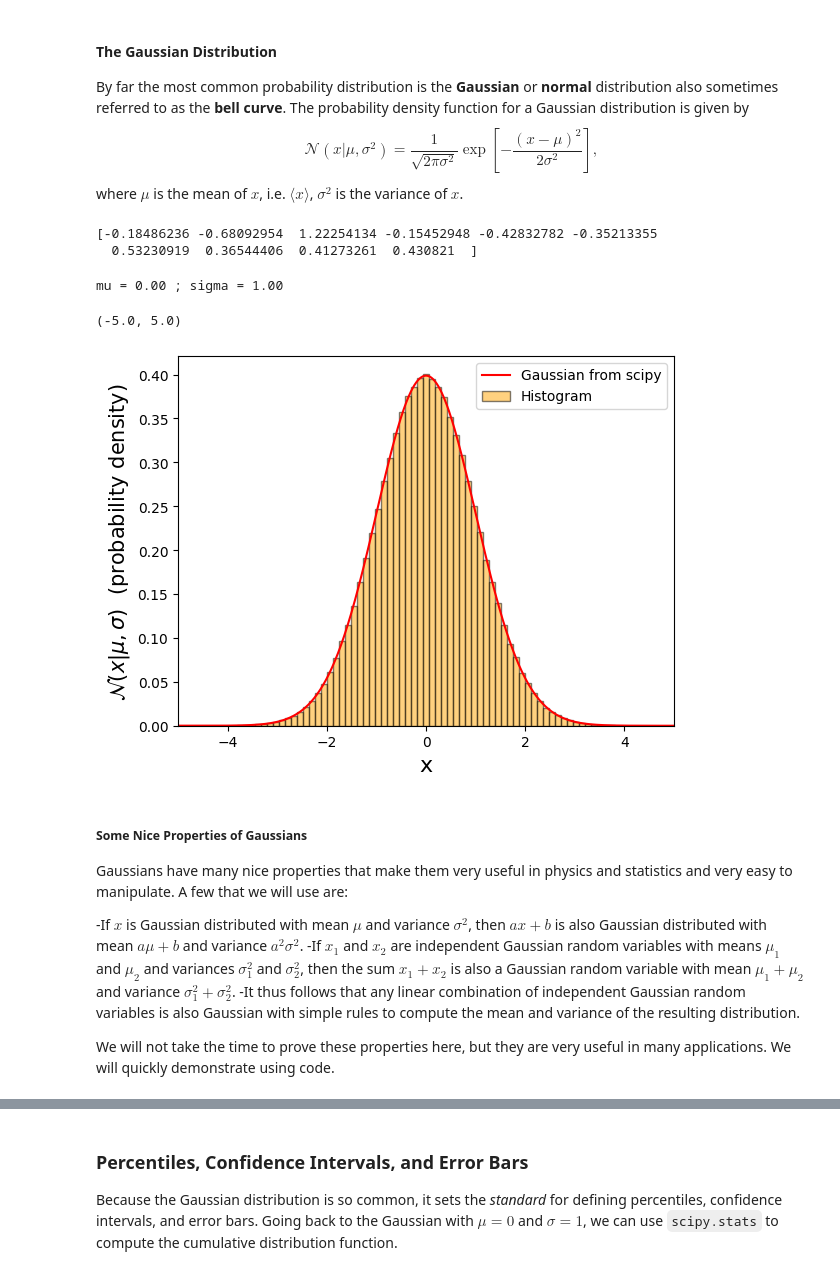
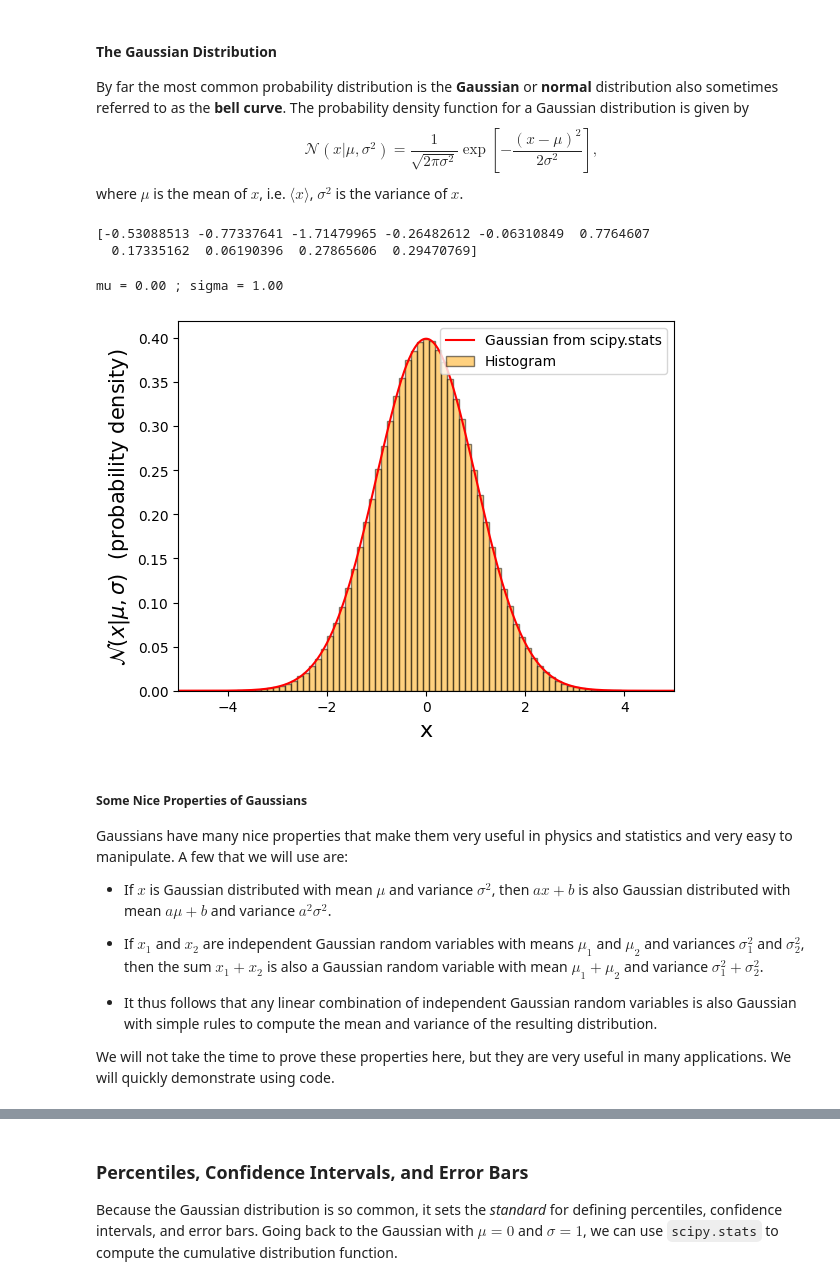
Before and after one commit to enigma-igm/Phys29, a Jupyter notebook: Phys29/lectures/Week7/01_probability.ipynb, the cells around one changed output, grey strips where cells are left out. Saved outputs shown, nothing was run; the diff lists cells and outputs as text; code cells hidden in the pictures.

```diff
--- a/Phys29/lectures/Week7/01_probability.ipynb
+++ b/Phys29/lectures/Week7/01_probability.ipynb
@@ -322,52 +330,54 @@ $$
 $$
 where $\mu$ is the mean of $x$, i.e. $\langle x\rangle$,  $\sigma^2$ is the variance of $x$.
 # %%
-x_u = rng.normal(loc=0.0, scale=1.0, size=(10,))
+x_gauss = rng.normal(loc=0.0, scale=1.0, size=(10,))
 # See also rng.randn which generates 'standard' normal deviates with mean 0 and standard deviation 1
-print(x_u)
+print(x_gauss)
 # %% [output]
-[-0.18486236 -0.68092954  1.22254134 -0.15452948 -0.42832782 -0.35213355
-  0.53230919  0.36544406  0.41273261  0.430821  ]
+[-0.53088513 -0.77337641 -1.71479965 -0.26482612 -0.06310849  0.7764607
+  0.17335162  0.06190396  0.27865606  0.29470769]
 # %%
 from scipy import stats
 import numpy as np
 
 x = rng.normal(loc=0.0, scale=1.0, size=(1000000,))
 
 # Print out some stats from our samples
 mu, sigma = np.mean(x), np.std(x)
 print(f'mu = {mu:.2f} ; sigma = {sigma:.2f}')
 
 # Compute the histogram
 bins = np.linspace(-6, 6, 100)
 counts, _ = np.histogram(x, bins=bins, density=True)
 
 # Plot the histogram
 plt.bar(bins[:-1], counts, width=np.diff(bins), align='edge', color='orange', alpha=0.5, edgecolor='black', label='Histogram')
 
 # Compute the Gaussian distribution function on a finer grid
 x_fine = np.linspace(-6, 6, 1000)
 gaussian = stats.norm.pdf(x_fine, loc=mu, scale=sigma)
 # Plot the Gaussian distribution function
-plt.plot(x_fine, gaussian, 'r-', label='Gaussian from scipy')
+plt.plot(x_fine, gaussian, 'r-', label='Gaussian from scipy.stats')
 
 # Add labels and legend
 plt.xlabel('x', fontsize=16)
 plt.ylabel(r'$\mathcal{N}(x|\mu, \sigma)$' + '  (probability density)', fontsize=15)
 plt.legend()
 plt.xlim(-5, 5)
+plt.show()
 # %% [output]
 mu = 0.00 ; sigma = 1.00
-(-5.0, 5.0)
-[figure, old version]
+[figure, new version]
 # %% [markdown]
 ##### Some Nice Properties of Gaussians
 
 Gaussians have many nice properties that make them very useful in physics and statistics and very easy to manipulate. A few that we will use are:
 
--If $x$ is Gaussian distributed with mean $\mu$ and variance $\sigma^2$, then $a x + b$ is also Gaussian distributed with mean $a\mu + b$ and variance $a^2\sigma^2$.
--If $x_1$ and $x_2$ are independent Gaussian random variables with means $\mu_1$ and $\mu_2$ and variances $\sigma_1^2$ and $\sigma_2^2$, then the sum $x_1 + x_2$ is also a Gaussian random variable with mean $\mu_1 + \mu_2$ and variance $\sigma_1^2 + \sigma_2^2$.
--It thus follows that any linear combination of independent Gaussian random variables is also Gaussian with simple rules to
+- If $x$ is Gaussian distributed with mean $\mu$ and variance $\sigma^2$, then $a x + b$ is also Gaussian distributed with mean $a\mu + b$ and variance $a^2\sigma^2$.
+
+- If $x_1$ and $x_2$ are independent Gaussian random variables with means $\mu_1$ and $\mu_2$ and variances $\sigma_1^2$ and $\sigma_2^2$, then the sum $x_1 + x_2$ is also a Gaussian random variable with mean $\mu_1 + \mu_2$ and variance $\sigma_1^2 + \sigma_2^2$.
+
+- It thus follows that any linear combination of independent Gaussian random variables is also Gaussian with simple rules to
 compute the mean and variance of the resulting distribution.
 
 We will not take the time to prove these properties here, but they are very useful in many applications. We will quickly demonstrate
```
Also changed, not shown: parts of 11 cells of this notebook.
